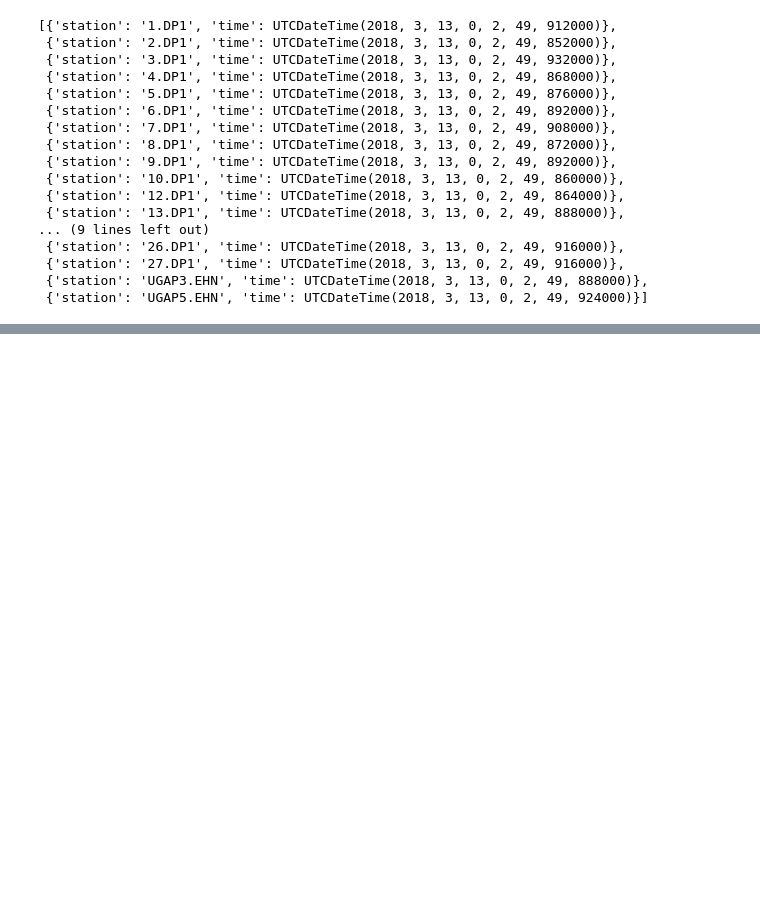
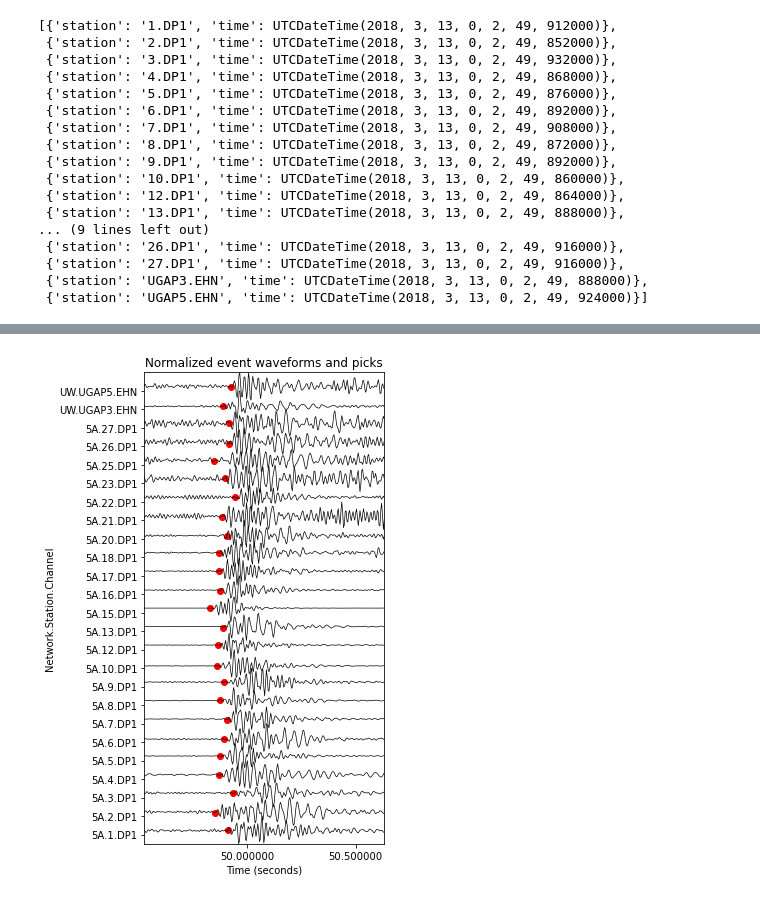
Before and after one commit to tjnewton/sigpig, a Jupyter notebook: examples/explore_Trace.ipynb, the cells around one changed output, grey strips where cells are left out. Saved outputs shown, nothing was run; the diff lists cells and outputs as text; code cells hidden in the pictures; blank space fills up the shorter version.

Commit message:
add figure of all phases in event

```diff
--- a/examples/explore_Trace.ipynb
+++ b/examples/explore_Trace.ipynb
@@ -41,0 +38,95 @@ ok
+# %%
+# load traces for all phases of this event and visualize them
+from obspy import read, Stream
+import matplotlib.pyplot as plt
+from matplotlib.dates import DateFormatter, AutoDateLocator
+import numpy as np
+
+# initialize figure and set the figure size
+figureWidth = 5
+figureHeight = 0.3 * len(event)
+fig = plt.figure(figsize=(figureWidth, figureHeight))
+amplitude_plot = fig.add_subplot()
+y_labels = []
+
+# create blank stream to store traces
+event_stream = Stream()
+
+# loop over each phase in the event, where event is a list of dicts
+for index, phase in enumerate(event):
+    # get the phase pick time
+    phase_time = phase['time']
+    # build the trace filepath
+    station_components = phase['station'].split('.')
+    # station format constructed to match filenames sta..chan
+    phase_station = f"{station_components[0]}" \
+                    f"..{station_components[1]}"
+
+    # trace_file_prefix = '/Volumes/newton_6TB/RR_MSEED/'
+    trace_file_prefix = '/Users/human/Desktop/RR_MSEED/'
+    trace_file_path = f"5A.{phase_station}." \
+                      f"{phase_time.year}-" \
+                      f"{phase_time.month:02}-" \
+                      f"{phase_time.day:02}T00.00.00.ms"
+    # load the trace
+    st = read(trace_file_prefix + trace_file_path)
+
+    # get 1 minute of data to interpolate, de-trend, filter, and trim
+    st.trim(phase_time - 30, phase_time + 30, pad=True,
+            fill_value=0, nearest_sample=True)
+    st.interpolate(sampling_rate=250.0)
+    # detrend then bandpass filter
+    st.detrend()
+    st.filter("bandpass", freqmin=20, freqmax=60, corners=4)
+
+    # only consider 1.5 seconds of data (this is a busy dataset)
+    st.trim(phase_time - 0.6, phase_time + 0.9, pad=True,
+            fill_value=0, nearest_sample=True)
+
+    # add the trace to the figure
+    trace = st[0].copy()
+    # save the trace to the main stream for future work
+    event_stream += trace
+
+    # set time axis
+    trace_times = trace.times("matplotlib")
+
+    # find max trace value for normalization
+    max_trace_value = np.nanmax(np.abs(trace.data))
+    # normalize data for plotting
+    norm_amplitude = (trace.data - min(trace.data)) / (max_trace_value -
+                                            min(trace.data)) * 1.5 + index
+
+    # add station name to list of y labels
+    network_station = f"{trace.stats.network}.{trace.stats.station}"
+    y_labels.append(f"{network_station}.{trace.stats.channel}")
+
+    # plot the pick as a dot
+    amplitude_index = (np.abs(trace_times -
+                              phase_time.matplotlib_date)).argmin()
+    amplitude_plot.plot_date(phase_time.matplotlib_date, norm_amplitude[
+                            amplitude_index], fmt="ro", linewidth=0.7)
+
+    # add trace to waveform plot
+    amplitude_plot.plot_date(trace_times, norm_amplitude, fmt="k-",
+                             linewidth=0.7)
+
+# set axes attributes
+amplitude_plot.set_yticks(np.arange(0.5, len(event) + 0.5))
+amplitude_plot.set_yticklabels(y_labels)
+amplitude_plot.set_ylabel('Network.Station.Channel')
+# chop 50 samples from each end to avoid missing data from edges
+amplitude_plot.set_xlim([trace_times[50], trace_times[-50]])
+amplitude_plot.set_xlabel(f'Time (seconds)')
+myFmt = DateFormatter("%S.%f")  # "%H:%M:%S.%f"
+amplitude_plot.xaxis.set_major_formatter(myFmt)
+locator_x = AutoDateLocator(minticks=2, maxticks=5)
+amplitude_plot.xaxis.set_major_locator(locator_x)
+amplitude_plot.set_ylim((0, len(event) + 0.5))
+title = "Normalized event waveforms and picks"
+amplitude_plot.set_title(title)
+fig.tight_layout()
+
+# fig.savefig(f"event_picks.png", dpi=200)
+# %% [output]
+[figure, added]
```
Also changed, not shown: parts of 2 cells of this notebook.
